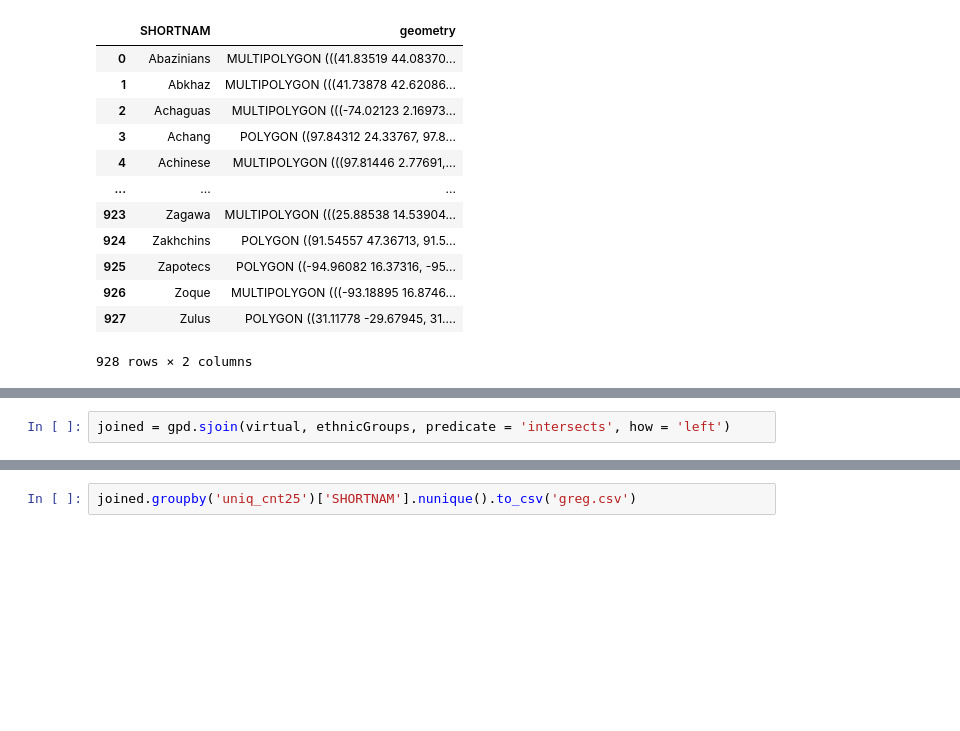
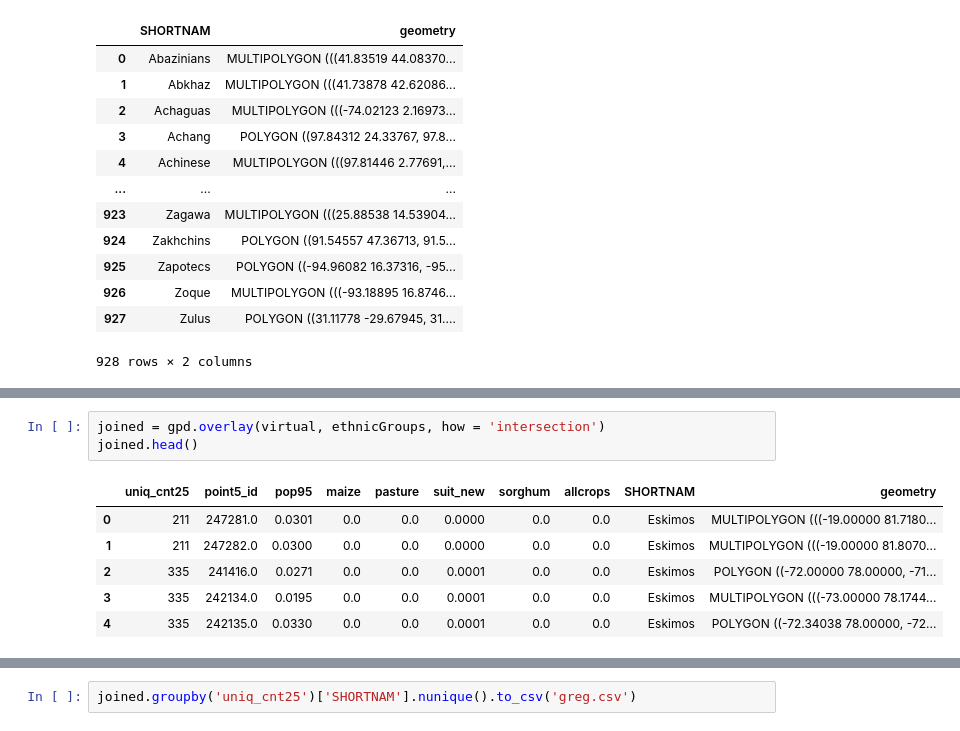
Before and after one commit to andleb/230Afinal, a Jupyter notebook: greg_nmbrlang.ipynb, the cells around one changed output, grey strips where cells are left out. Saved outputs shown, nothing was run; the diff lists cells and outputs as text; blank space fills up the shorter version.

```diff
--- a/greg_nmbrlang.ipynb
+++ b/greg_nmbrlang.ipynb
@@ -76,5 +86,13 @@ ethnicGroups
 # %%
-joined = gpd.sjoin(virtual, ethnicGroups, predicate = 'intersects', how = 'left')
+joined = gpd.overlay(virtual, ethnicGroups, how = 'intersection')
+joined.head()
+# %% [output]
+|  | uniq_cnt25 | point5_id | pop95 | maize | pasture | suit_new | sorghum | allcrops | SHORTNAM | geometry |
+| 0 | 211 | 247281.0 | 0.0301 | 0.0 | 0.0 | 0.0000 | 0.0 | 0.0 | Eskimos | MULTIPOLYGON (((-19.00000 81.7180... |
+| 1 | 211 | 247282.0 | 0.0300 | 0.0 | 0.0 | 0.0000 | 0.0 | 0.0 | Eskimos | MULTIPOLYGON (((-19.00000 81.8070... |
+| 2 | 335 | 241416.0 | 0.0271 | 0.0 | 0.0 | 0.0001 | 0.0 | 0.0 | Eskimos | POLYGON ((-72.00000 78.00000, -71... |
+| 3 | 335 | 242134.0 | 0.0195 | 0.0 | 0.0 | 0.0001 | 0.0 | 0.0 | Eskimos | MULTIPOLYGON (((-73.00000 78.1744... |
+| 4 | 335 | 242135.0 | 0.0330 | 0.0 | 0.0 | 0.0001 | 0.0 | 0.0 | Eskimos | POLYGON ((-72.34038 78.00000, -72... |
 # %%
 sns.histplot(x = joined.groupby('uniq_cnt25')['SHORTNAM'].nunique().sort_values())
 # %% [output]
```
Also changed, not shown: parts of 12 cells of this notebook, 1 other file.
